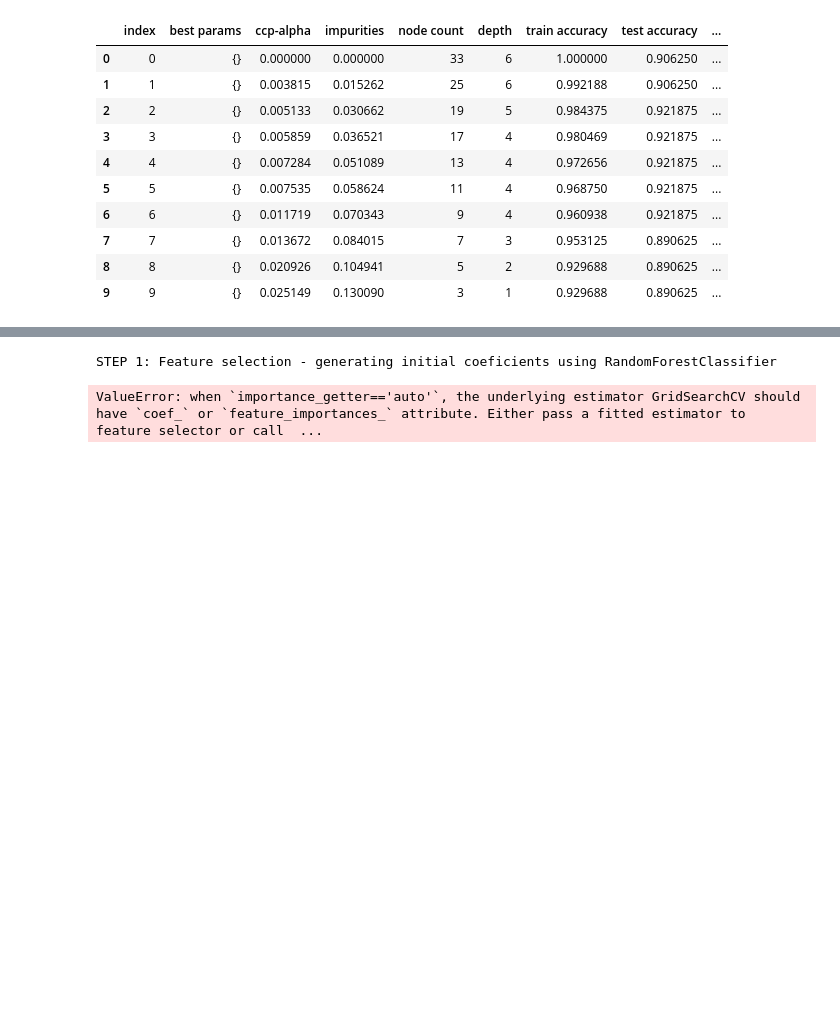
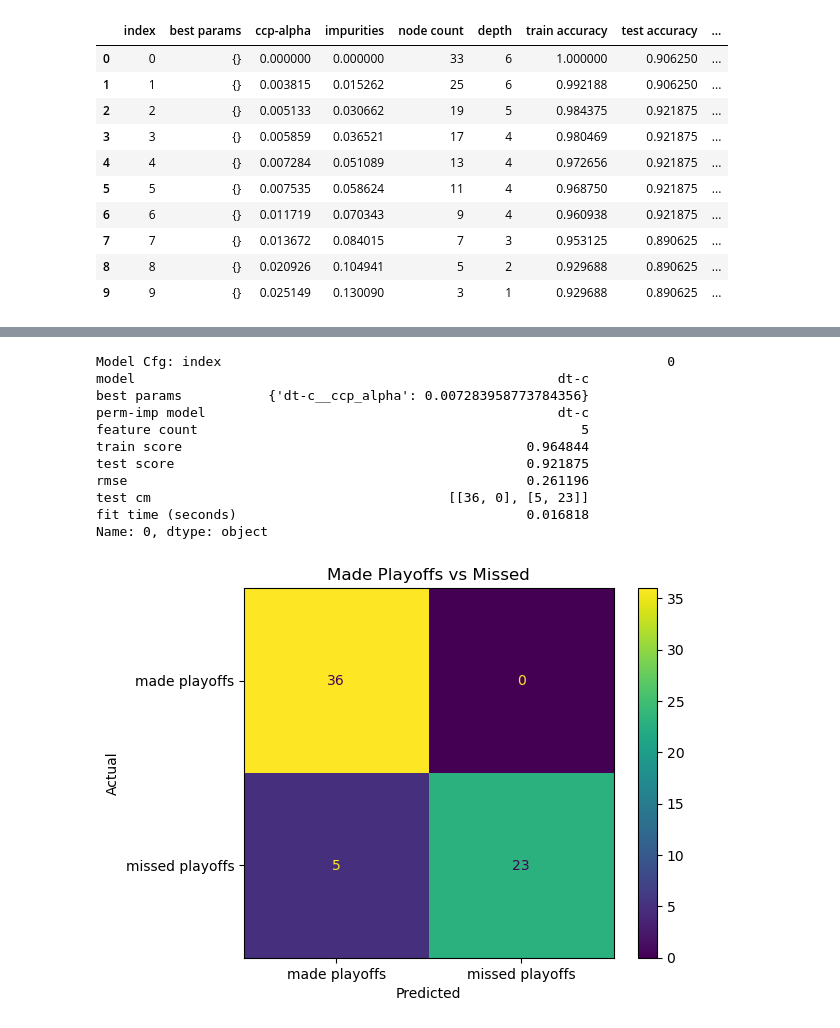
Before and after one commit to codemonkey1101/ucb-mlai-capstone, a Jupyter notebook: feature_evaluation.ipynb, the cells around one changed output, grey strips where cells are left out. Drawn from its saved outputs; the diff is of its cells as text; code cells hidden in the pictures; blank space fills up the shorter version.

```diff
--- a/feature_evaluation.ipynb
+++ b/feature_evaluation.ipynb
@@ -306,7 +299,7 @@ def calculatePermutationImportance(model_regressor, X_train, y_train, X_test, y_
     return results_df, len(results_df), score, error
 # %%
 # all stats vs making playoffs
-step1_perm_imp_selected_features_rfc, feature_cnt, score, error = calculatePermutationImportance(RandomForestClassifier(n_estimators=100, random_state=42, n_jobs=-1),
+step1_perm_imp_selected_features_rfc, feature_cnt, score, error = calculatePermutationImportance(RandomForestClassifier(n_estimators=10000, random_state=42, n_jobs=-1),
                                             X_lte_2020, y_lte_2020_encoded, X_gt_2020, y_gt_2020_encoded
                                         )
 print(f'STEP 1: Feature Evaluation using RandomForestClassifier for [total stats vs Making to playoffs]:\nAccuracy: total feature-count: {feature_cnt}, accuracy: {score}, RMSE: {error}\n{step1_perm_imp_selected_features_rfc.query('Importance > 0')}\n')
@@ -332,5 +327,10 @@ defense_ave_epa_run              0.018750
 offense_success_rate_run         0.018750
 defense_ave_yards_gained_pass    0.001563
 # %%
-# Calculate the correlation matrix for the entire data set
-createCorrelationHeatMap(X=X_lte_2020, figsize=(40, 32))
+# create feature lists from results using permutation importance
+step1_perm_imp_selected_features = {}
+step1_perm_imp_selected_features['rf-c'] = step1_perm_imp_selected_features_rfc.query('Importance > 0').index.values
+step1_perm_imp_selected_features['dt-c'] = step1_perm_imp_selected_features_dtc.query('Importance > 0').index.values
+step1_perm_imp_selected_features['default'] = None
+
+step1_perm_imp_selected_features
@@ -605,0 +620,16 @@ dt_optimal_features_df
+# %%
+''
+# STEP 3: Evaluate target models RandomForestClassifier and DecisionTreeClassifier
+print("STEP 3: Evaluate target models using results from node pruning task (step 2)")
+all_model_eval_results_df = pd.DataFrame()
+for pi_model_name, feature_list in step1_perm_imp_selected_features.items() :
+    print(f"PI model: {pi_model_name}, features: {feature_list}")
+    for model_name, (model, hyperparams) in tree_models.items() :
+        print(f"model: {model_name}, hyper-params: {hyperparams}")
+        model_eval_results_df = evaluateModel(model_name, model, hyperparams
+                                            , step2_pruning_path_results_df.query("`ccp-alpha` >= 0.005133 and `ccp-alpha` <= 0.013672")['ccp-alpha'].to_numpy()
+                                            , X_lte_2020, y_lte_2020_encoded, X_gt_2020, y_gt_2020_encoded
+                                            , pi_model_name, feature_list)
+        all_model_eval_results_df = pd.concat([all_model_eval_results_df, model_eval_results_df])
+
+all_model_eval_results_df
@@ -606,7 +661,28 @@ dt_optimal_features_df
 # %%
-print("STEP 1: Feature selection - generating initial coeficients using RandomForestClassifier")
-rf_optimal_features_df = createSelectedFeatureList(X_lte_2020, y_lte_2020_encoded, X_gt_2020, y_gt_2020_encoded, 'rf-c', feature_select_hypermodels['rf-c'])
-rf_optimal_features_df
+def showConfusionMatrixForMakingPlayoffs(cm) :
+    disp = ConfusionMatrixDisplay(confusion_matrix=cm)
+    classes = ['made playoffs', 'missed playoffs']
+    disp.plot()
+    plt.title('Made Playoffs vs Missed')
+    plt.xlabel('Predicted')
+    plt.ylabel('Actual')
+    plt.xticks(np.arange(len(classes)), classes)
+    plt.yticks(np.arange(len(classes)), classes)
+    plt.show()
-# %% [output]
-STEP 1: Feature selection - generating initial coeficients using RandomForestClassifier
-ValueError: when `importance_getter=='auto'`, the underlying estimator GridSearchCV should have `coef_` or `feature_importances_` attribute. Either pass a fitted estimator to feature selector or call  ...
+# %%
+# show confustion matrix for best model
+print(f"Model Cfg: {all_model_eval_results_df.iloc[2]}")
+showConfusionMatrixForMakingPlayoffs(all_model_eval_results_df['test cm'].iloc[2])
+# %% [output]
+Model Cfg: index                                                         0
+model                                                      dt-c
+best params           {'dt-c__ccp_alpha': 0.007283958773784356}
+perm-imp model                                             dt-c
+feature count                                                 5
+train score                                            0.964844
+test score                                             0.921875
+rmse                                                   0.261196
+test cm                                      [[36, 0], [5, 23]]
+fit time (seconds)                                     0.016818
+Name: 0, dtype: object
+[figure, added]
```
Also changed, not shown: parts of 17 cells of this notebook, 2 other files.
